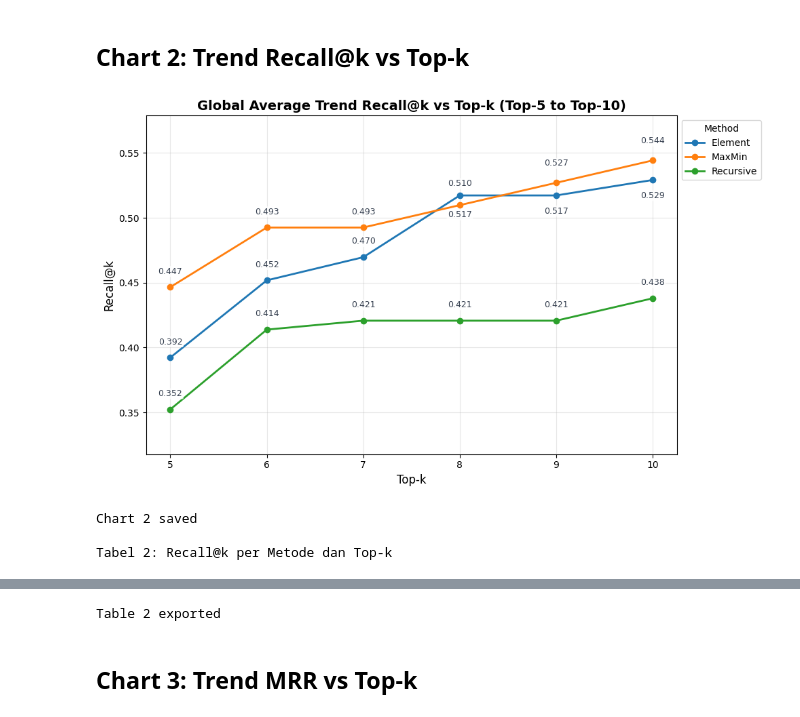
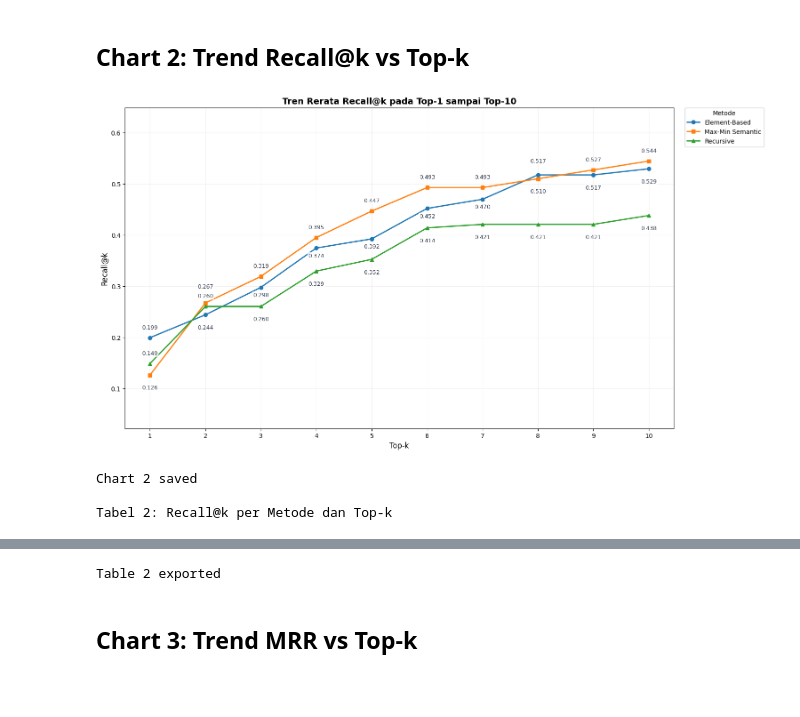
Before and after one commit to haikalthrq/rag-skripsi, a Jupyter notebook: notebooks/eval_visualization.ipynb, the cells around one changed output, grey strips where cells are left out. Cells and saved outputs as stored; diff of their text form; code cells hidden in the pictures; blank space fills up the shorter version.

```diff
--- a/notebooks/eval_visualization.ipynb
+++ b/notebooks/eval_visualization.ipynb
@@ -17,7 +17,7 @@ from pathlib import Path
 import json
 
 # Config
-TOPK_MIN = 5
+TOPK_MIN = 1
 TOPK_MAX = 10
 DATA_DIR = Path("../results/final/generation")
 FIG_DIR = Path("../results/final/figures")
@@ -60,10 +60,10 @@ Retrieval labels rows: 416
 # %%
 # Cell 2: Agregasi SEMUA data untuk visualisasi + Definisi fungsi highlight
 
-# 1. Trend Precision, Recall & MRR (untuk Chart 1, 2 & 3)
-trend = data.groupby(['method_short', 'top_k'])[['precision_at_k', 'recall_at_k', 'mrr']].mean().reset_index()
+# 1. Trend Precision, Recall, MRR & F1@k (untuk Chart 1, 2, 3 & 4)
+trend = data.groupby(['method_short', 'top_k'])[['precision_at_k', 'recall_at_k', 'mrr', 'f1_at_k']].mean().reset_index()
 
-# 2. Generasi metrik (untuk Chart 4 & 5)
+# 2. Generasi metrik (untuk Chart 5 & 6)
 gen_avg = (
     data.groupby(['method_short', 'top_k'])[['bleu', 'rouge_l_recall']]
     .mean()
@@ -80,7 +80,7 @@ for k in range(TOPK_MIN, TOPK_MAX + 1):
         hit_counts.append({'method': method, 'top_k': k, 'hit_count': n_hit})
 hit_df = pd.DataFrame(hit_counts)
 
-# 4. Top-5 data
+# 4. Top-1 data
 top5 = data[data['top_k'] == TOPK_MIN].copy()
 
 # 5. Heatmap data (legacy, tidak divisualisasikan dalam urutan chart saat ini)
@@ -91,7 +91,7 @@ heatmap_data = top5.pivot_table(
     aggfunc='mean'
 ).fillna(0)
 
-# 6. Ground truth summary data (untuk Chart 6 & 7)
+# 6. Ground truth summary data (untuk Chart 7 & 8)
 qa_evidence_counts = (
     qa_gold['evidence_type']
     .fillna('Unknown')
@@ -307,61 +336,101 @@ Table 1 exported
 # Chart 2 + Tabel 2: Recall trend (DALAM SATU CELL)
 
 # === CHART ===
-fig, ax = plt.subplots(figsize=(10, 6))
+fig, ax = plt.subplots(figsize=(15, 8), constrained_layout=True)
+method_display_labels = {
+    'Element': 'Element-Based',
+    'MaxMin': 'Max-Min Semantic',
+    'Recursive': 'Recursive',
+}
+method_line_styles = {
+    'Element': {'marker': 'o', 'linestyle': '-'},
+    'MaxMin': {'marker': 's', 'linestyle': '-'},
+    'Recursive': {'marker': '^', 'linestyle': '-'},
+}
 for method in trend['method_short'].unique():
     subset = trend[trend['method_short'] == method]
-    ax.plot(subset['top_k'], subset['recall_at_k'], marker='o', label=method, linewidth=2)
+    style = method_line_styles[method]
+    ax.plot(
+        subset['top_k'],
+        subset['recall_at_k'],
+        marker=style['marker'],
+        linestyle=style['linestyle'],
+        label=method_display_labels[method],
+        linewidth=2,
+        markersize=6,
+    )
 
-recall_late_offsets = {
-    'Element': (0, -12),
-    'MaxMin': (0, 16),
+recall_label_offsets = {
+    ('MaxMin', 1): (0, -16),
+    ('Element', 2): (0, -16),
+    ('Element', 3): (0, -8),
+    ('Element', 4): (0, -8),
+    ('Element', 5): (0, -8),
+    ('Element', 6): (0, -8),
+    ('Element', 7): (0, -8),
+    ('Element', 8): (0, 18),
+    ('Recursive', 3): (0, -16),
+    ('Recursive', 4): (0, -16),
+    ('Recursive', 5): (0, -16),
+    ('Recursive', 6): (0, -16),
+    ('Recursive', 7): (0, -16),
+    ('Recursive', 8): (0, -16),
+    ('Recursive', 9): (0, -16),
+    ('Recursive', 10): (0, -16),
+    ('MaxMin', 2): (0, 22),
+    ('MaxMin', 8): (0, -16),
+    ('Element', 9): (0, -16),
+    ('Element', 10): (0, -16),
+}
+recall_default_offsets = {
+    'Element': (0, 12),
+    'MaxMin': (0, 12),
     'Recursive': (0, 12),
 }
 for _, row in trend.iterrows():
-    x_offset, y_offset = (0, 12) if row['top_k'] < 8 else recall_late_offsets[row['method_short']]
-    if row['top_k'] == 8 and row['method_short'] == 'Element':
-        y_offset = -16
-    elif row['top_k'] == 8 and row['method_short'] == 'MaxMin':
-        y_offset = 18
+    x_offset, y_offset = recall_label_offsets.get(
+        (row['method_short'], int(row['top_k'])),
+        recall_default_offsets[row['method_short']]
+    )
     ax.annotate(
         f"{row['recall_at_k']:.3f}",
         (row['top_k'], row['recall_at_k']),
         textcoords='offset points',
         xytext=(x_offset, y_offset),
         ha='center',
         va='bottom' if y_offset >= 0 else 'top',
         fontsize=9,
         color='#374151',
         bbox=dict(boxstyle='round,pad=0.12', fc='white', ec='none', alpha=0.78)
     )
 
 ax.set_xlabel('Top-k', fontsize=12)
 ax.set_ylabel('Recall@k', fontsize=12)
-ax.set_title('Global Average Trend Recall@k vs Top-k (Top-5 to Top-10)', fontsize=14, fontweight='bold')
-ax.legend(title='Method', fontsize=10, loc='upper left', bbox_to_anchor=(1, 1))
-ax.grid(alpha=0.3)
+ax.set_title('Tren Rerata Recall@k pada Top-1 sampai Top-10', fontsize=14, fontweight='bold')
+ax.legend(title='Metode', fontsize=10, loc='upper left', bbox_to_anchor=(1.02, 1), borderaxespad=0)
+ax.minorticks_off()
+ax.grid(True, which='major', axis='both', alpha=0.16, linewidth=0.8)
 ax.set_xticks(range(TOPK_MIN, TOPK_MAX + 1))
-pad_y_axis(ax, trend['recall_at_k'])
+pad_y_axis(ax, trend['recall_at_k'], pad_ratio=0.25)
 
-plt.tight_layout()
-plt.savefig(FIG_DIR / 'chart2_recall_trend.png', dpi=300, bbox_inches='tight')
+plt.savefig(FIG_DIR / 'chart2_recall_trend.png', dpi=300, bbox_inches='tight', pad_inches=0.3)
 plt.show()
 print('Chart 2 saved')
 
 # === TABEL (TEPAT DI BAWAH CHART) ===
 table2 = (
     trend.pivot(index='top_k', columns='method_short', values='recall_at_k')
     .rename_axis(index='Top-k', columns='Method')
 )
 print('\nTabel 2: Recall@k per Metode dan Top-k')
 styled_table2 = format_metric_table(table2, axis=1)
 display(styled_table2)
 
 # Export CSV
 table2.to_csv(FIG_DIR / 'table2_recall_trend.csv')
 print('Table 2 exported')
 # %% [output]
-[figure, old version]
+[figure, new version]
 Chart 2 saved
 
 Tabel 2: Recall@k per Metode dan Top-k
```
Also changed, not shown: parts of 23 cells of this notebook, 38 other files.
